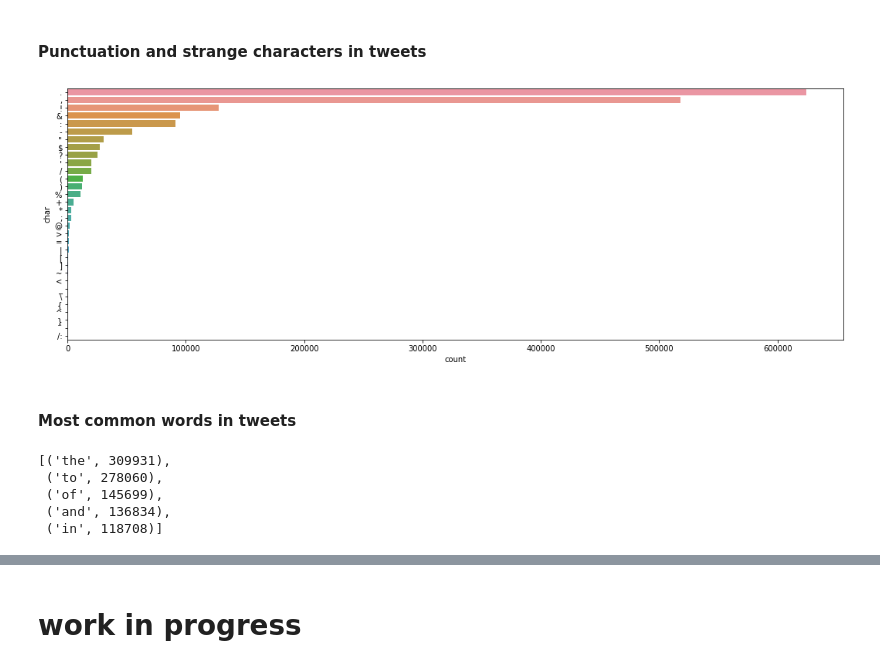
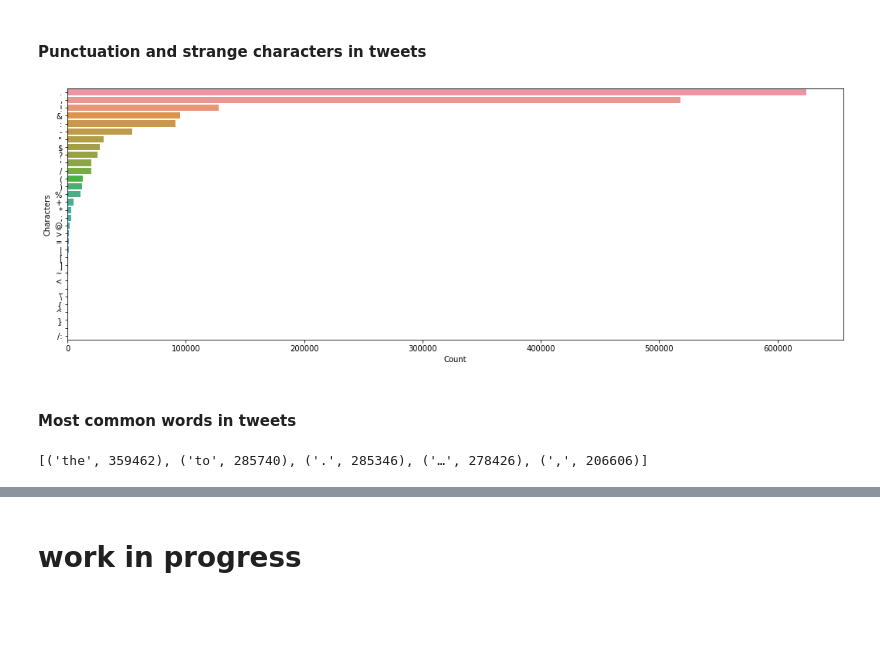
Before and after one commit to aferrero23/twitter-category-nlp, a Jupyter notebook: src/pre_data_cleaning.ipynb, the cells around one changed output, grey strips where cells are left out. Saved outputs shown, nothing was run; the diff lists cells and outputs as text; code cells hidden in the pictures; blank space fills up the shorter version.

```diff
--- a/src/pre_data_cleaning.ipynb
+++ b/src/pre_data_cleaning.ipynb
@@ -264,46 +245,42 @@ create_list_of_words(label='R')[:20]
 # %%
 import string
 
 plt.figure(figsize=(18,6))
 list_of_words = create_corpus(label='R') + create_corpus(label='D')
 
 punctuation = string.punctuation
 special_characters = []
 
 for word in list_of_words:
     if word in punctuation:
         special_characters.append(word)
 
-special_characters_df = pd.DataFrame(special_characters, columns=['char'])
-special_characters_df = special_characters_df.groupby('char').size().reset_index(name='count').sort_values(by='count', ascending=False)
+special_characters_df = pd.DataFrame(special_characters, columns=['Characters'])
+special_characters_df = special_characters_df.groupby('Characters').size().reset_index(name='Count').sort_values(by='Count', ascending=False)
 
 #dict_count_characters = {i:special_characters.count(i) for i in special_characters}
 #dict_count_characters_ordered = sorted(dict_count_characters.items(), key=lambda x: x[1], reverse=True)
 
 #characters = [i[0] for i in dict_count_characters_ordered]
 #count = [i[1] for i in dict_count_characters_ordered]
 
-sns.barplot(x=special_characters_df['count'], y=special_characters_df['char']);
+sns.barplot(x=special_characters_df['Count'], y=special_characters_df['Characters']);
 # %% [output]
-[figure, old version]
+[figure, new version]
 # %% [markdown]
 #### Most common words in tweets
 # %%
 from collections import Counter
 
-list_of_words_republicans = create_list_of_words(label='R')
-list_of_words_democrats = create_list_of_words(label='D')
+list_of_words_republicans = create_corpus(label='R')
+list_of_words_democrats = create_corpus(label='D')
 top_used_words_republicans = dict(Counter(list_of_words_republicans))
 top_used_words_democrats = dict(Counter(list_of_words_democrats))
 top_used_words_ordered_republicans = sorted(top_used_words_republicans.items(), key=lambda x: x[1], reverse=True)
 top_used_words_ordered_democrats = sorted(top_used_words_democrats.items(), key=lambda x: x[1], reverse=True)
 top_used_words_ordered_republicans[:5]
 # %% [output]
-[('the', 309931),
- ('to', 278060),
- ('of', 145699),
- ('and', 136834),
- ('in', 118708)]
+[('the', 359462), ('to', 285740), ('.', 285346), ('…', 278426), (',', 206606)]
 # %%
 words = [i[0] for i in top_used_words_ordered_republicans[:20]]
 count = [i[1] for i in top_used_words_ordered_republicans[:20]]
```
Also changed, not shown: parts of 12 cells of this notebook.
